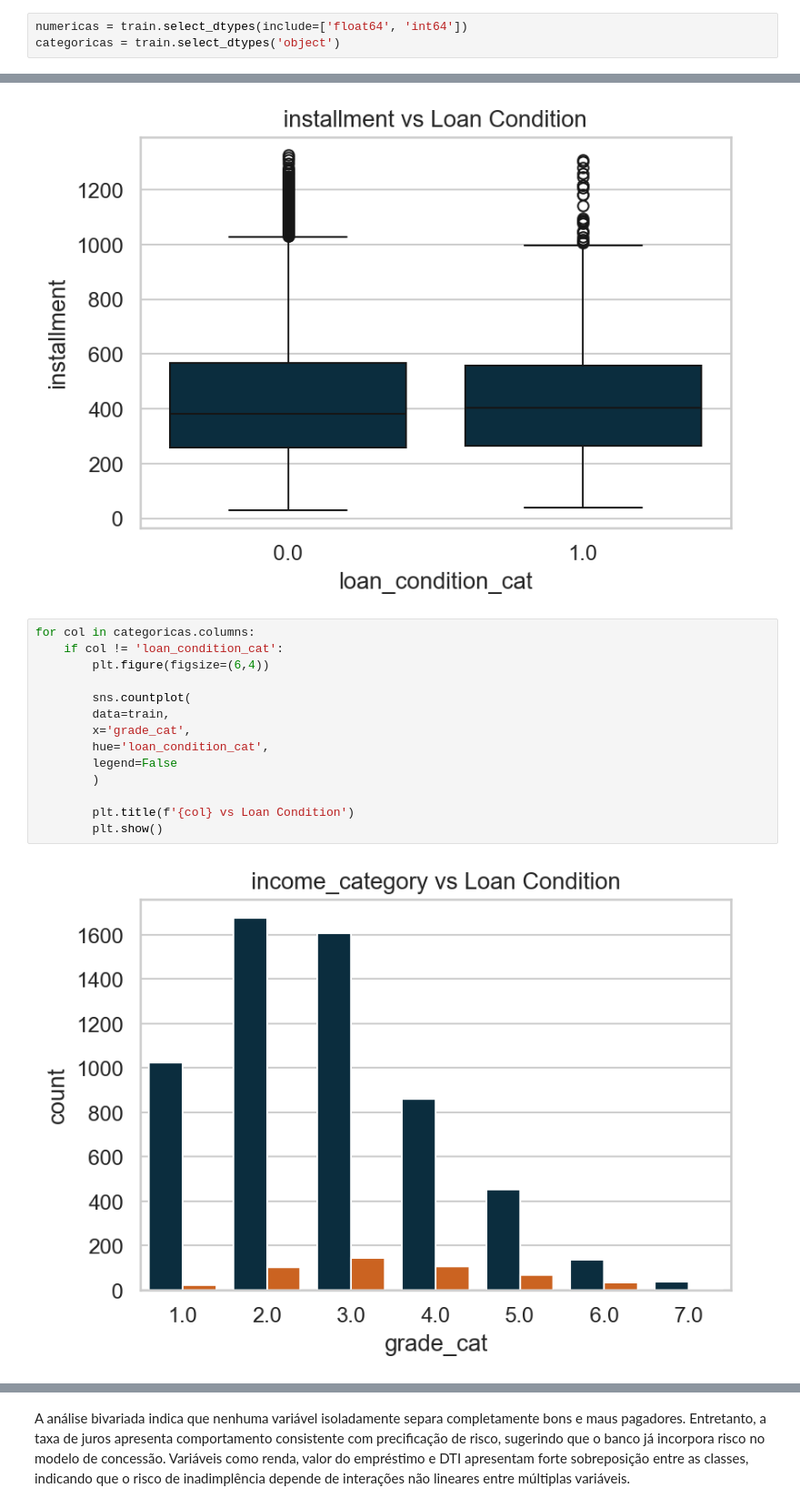
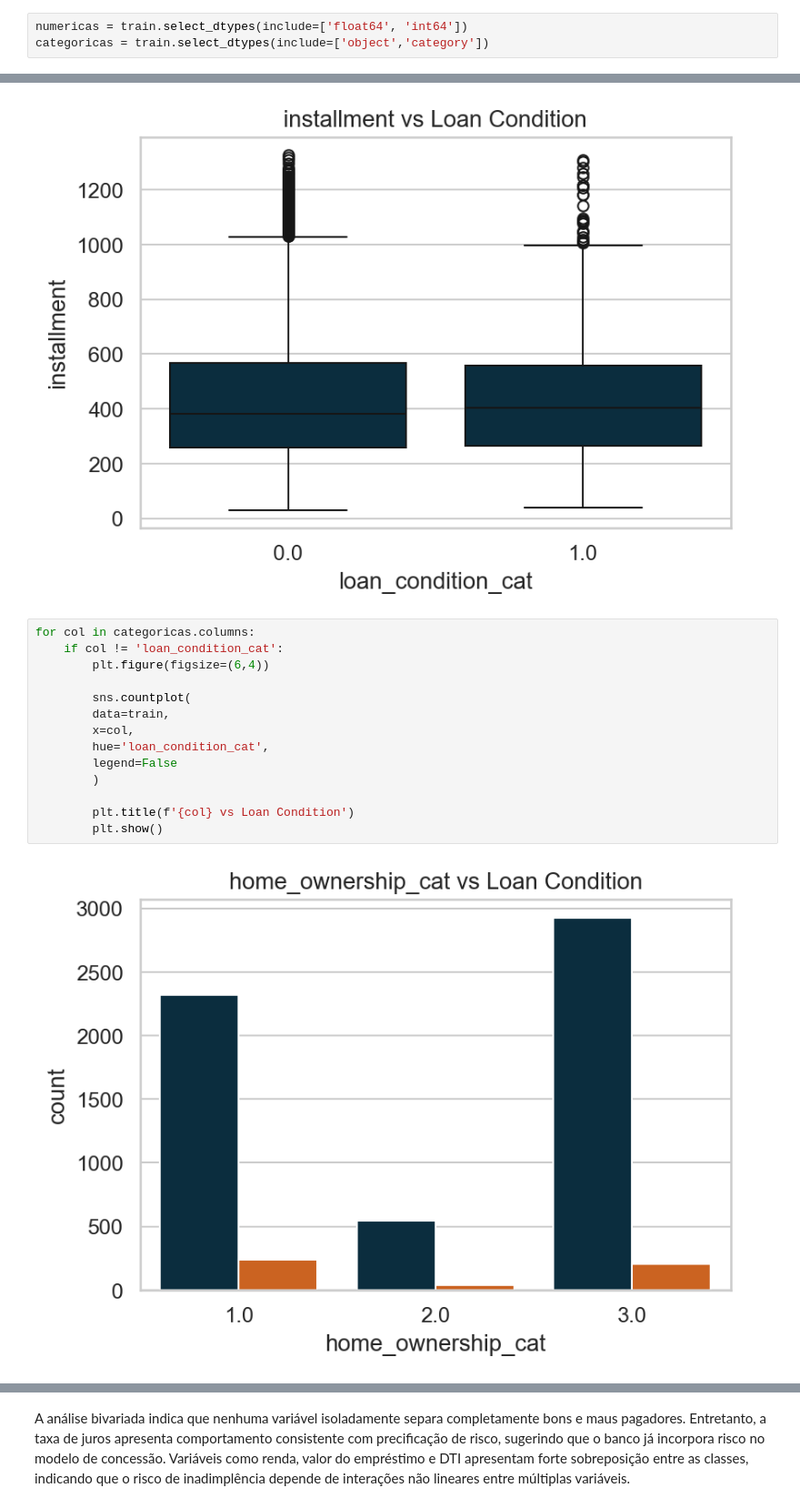
Before and after one commit to GustavoLimma/Credit_Risk_Prediction, a Jupyter notebook: notebooks/EDA.ipynb, the cells around one changed output, grey strips where cells are left out. Shown at 91% size. Saved outputs shown, nothing was run; the diff lists cells and outputs as text.

```diff
--- a/notebooks/EDA.ipynb
+++ b/notebooks/EDA.ipynb
@@ -379,7 +381,7 @@ Explorarei o conjunto de treinamento para obter uma melhor compreensão de como
 train = pd.concat([X_train, y_train], axis=1)
 # %%
 numericas = train.select_dtypes(include=['float64', 'int64'])
-categoricas = train.select_dtypes('object')
+categoricas = train.select_dtypes(include=['object','category'])
 # %%
 numericas.columns
 # %% [output]
@@ -446,16 +451,16 @@ for col in numericas.columns:
 # %%
 for col in categoricas.columns:
     if col != 'loan_condition_cat':
         plt.figure(figsize=(6,4))
 
         sns.countplot(
         data=train,
-        x='grade_cat',
+        x=col,
         hue='loan_condition_cat',
         legend=False
         )
 
         plt.title(f'{col} vs Loan Condition')
         plt.show()
 # %% [output]
-[figure, old version]
+[figure, new version]
```
Also changed, not shown: parts of 4 cells of this notebook.
